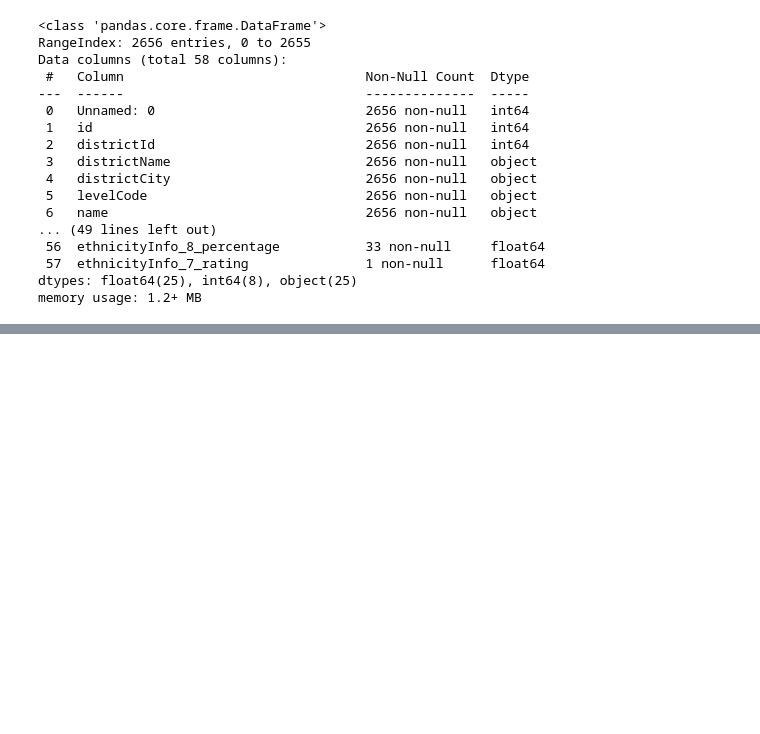
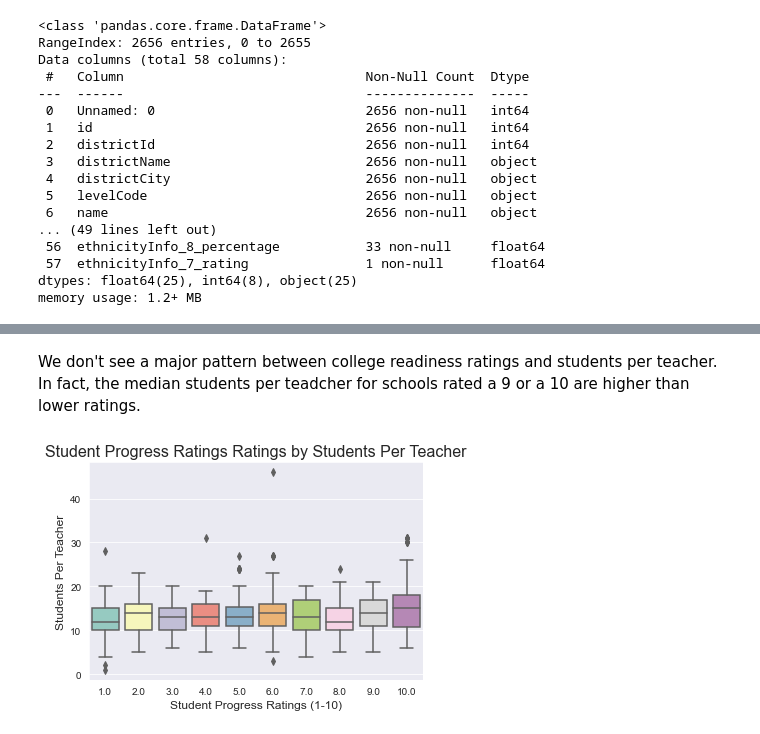
Before and after one commit to MLondon1027/Great-Schools-Ratings, a Jupyter notebook: Capstone_1_EDA.ipynb, the cells around one changed output, grey strips where cells are left out. Cells and saved outputs as stored; diff of their text form; code cells hidden in the pictures; blank space fills up the shorter version.

```diff
--- a/Capstone_1_EDA.ipynb
+++ b/Capstone_1_EDA.ipynb
@@ -81,0 +94,11 @@ sns.set_style("darkgrid")
+# %% [markdown]
+We don't see a major pattern between college readiness ratings and students per teacher. In fact, the median students per teadcher for schools rated a 9 or a 10 are higher than lower ratings.
+# %%
+# Boxplot of Student Progress Rating by Students per Teacher
+
+exploratory_boxplot('subratings_Student Progress Rating', 'studentsPerTeacher', df,
+                                         'Student Progress Ratings Ratings by Students Per Teacher',
+                                         'Student Progress Ratings (1-10)',
+                                        'Students Per Teacher');
+# %% [output]
+[figure, added]
```
Also changed, not shown: parts of 9 cells of this notebook.
